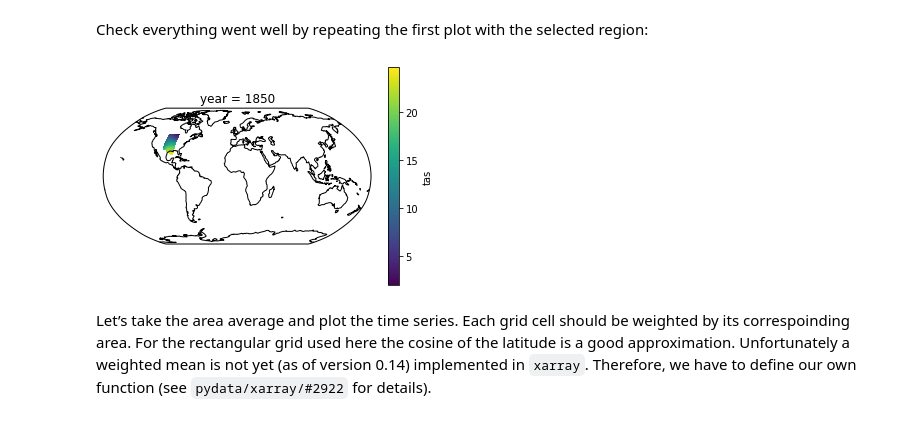
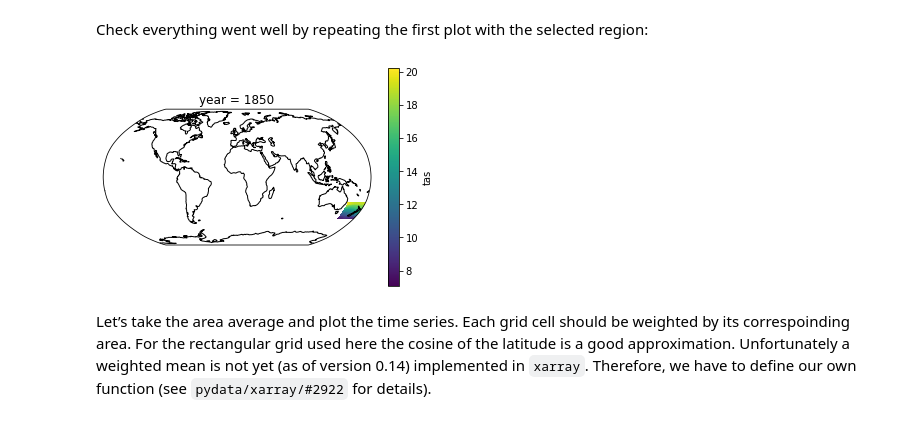
Before and after one commit to chrisbrierley/ATLAS, a Jupyter notebook: Review_fiddlings.ipynb, the cells around one changed output. Cells and saved outputs as stored; diff of their text form; code cells hidden in the pictures.

```diff
--- a/Review_fiddlings.ipynb
+++ b/Review_fiddlings.ipynb
@@ -137,7 +47,7 @@ In this example we will consider a NetCDF file with historical temperature simul
  - Frequency: mon
  - Variable: tas
 # %%
-fN = ("./MyDir/tas_Amon_CESM2_historical_r1i1p1f1_gn_185001-201412.nc")
+fN = ("tas_Amon_CESM2_historical_r1i1p1f1_gn_185001-201412.nc")
 
 ds = xr.open_dataset(fN)
 
@@ -193,0 +84,4 @@ CNA
+# %%
+NZL = ar6_land.map_keys("NZ")
+
+NZL
@@ -196,19 +92,19 @@ CNA
 
 `xarray` provides the where function which assigns NaN values to all grid points that are False:
 # %%
-tas_CNA = tas.where(mask == CNA)
+tas_NZL = tas.where(mask == NZL)
 # %% [markdown]
 Check everything went well by repeating the first plot with the selected region:
 # %%
 proj = ccrs.Robinson()
 
 ax = plt.subplot(111, projection=proj)
 
-tas_CNA.isel(year=0).plot.pcolormesh(ax=ax, transform=ccrs.PlateCarree())
+tas_NZL.isel(year=0).plot.pcolormesh(ax=ax, transform=ccrs.PlateCarree())
 
 ax.coastlines();
 # %% [output]
-[figure, old version]
+[figure, new version]
 # %% [markdown]
 Let’s take the area average and plot the time series. Each grid cell should be weighted by its correspoinding area. For the rectangular grid used here the cosine of the latitude is a good approximation. Unfortunately a weighted mean is not yet (as of version 0.14) implemented in `xarray`. Therefore, we have to define our own function (see `pydata/xarray/#2922` for details).
 # %%
```
Also changed, not shown: parts of 22 cells of this notebook, 3 other files.
